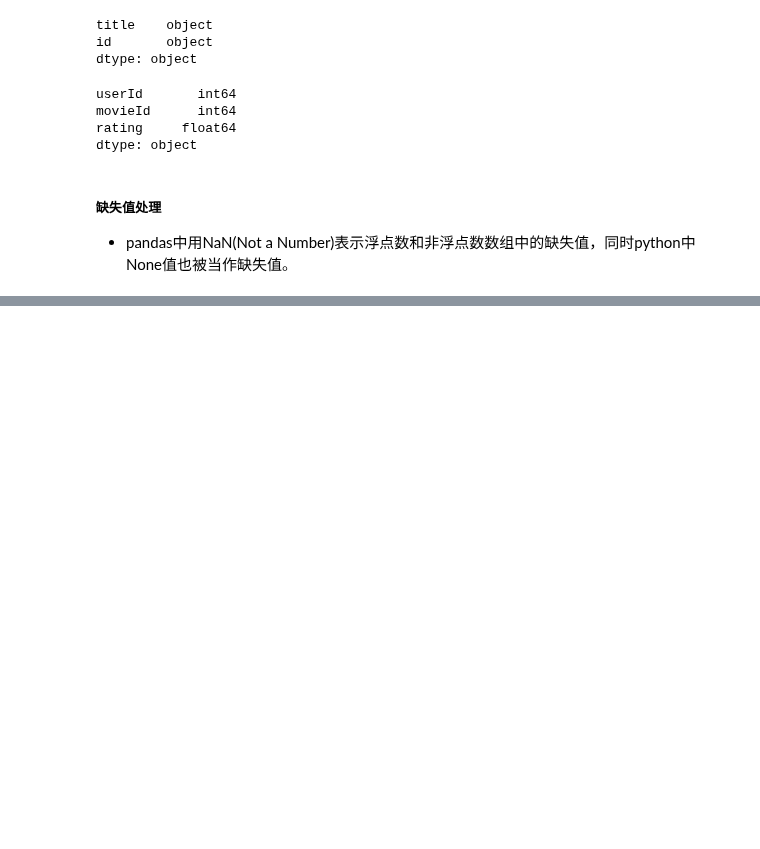
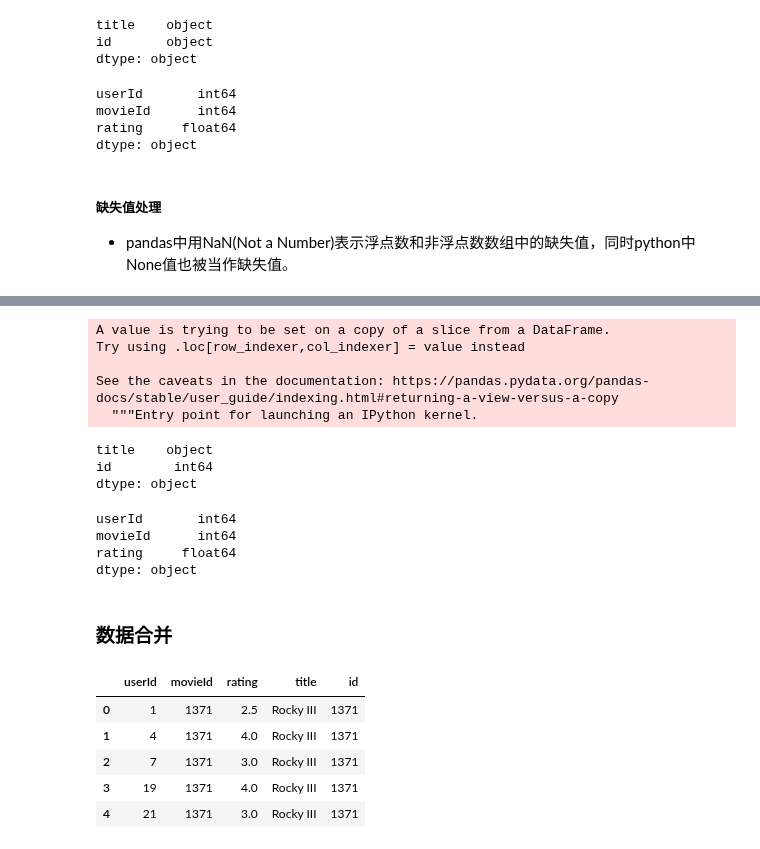
Before and after one commit to OcaenEyes/ML, a Jupyter notebook: AI训练赛/基于关联规则算法实现电影推荐系统/基于关联规则算法实现电影推荐.ipynb, the cells around one changed output, grey strips where cells are left out. Drawn from its saved outputs; the diff is of its cells as text; code cells hidden in the pictures; blank space fills up the shorter version.

```diff
--- a/AI训练赛/基于关联规则算法实现电影推荐系统/基于关联规则算法实现电影推荐.ipynb
+++ b/AI训练赛/基于关联规则算法实现电影推荐系统/基于关联规则算法实现电影推荐.ipynb
@@ -184,0 +263,2 @@ dtype: object
+# %%
+movie_data_df_t.drop(np.where(movie_data_df_t['id'].isna())[0], inplace=True)
@@ -184,0 +295,23 @@ dtype: object
+# %%
+movie_data_df_t['id'] = movie_data_df_t['id'].astype(np.int64)
+# %% [output]
+A value is trying to be set on a copy of a slice from a DataFrame.
+Try using .loc[row_indexer,col_indexer] = value instead
+
+See the caveats in the documentation: https://pandas.pydata.org/pandas-docs/stable/user_guide/indexing.html#returning-a-view-versus-a-copy
+  """Entry point for launching an IPython kernel.
+# %%
+movie_data_df_t.dtypes
+# %% [output]
+title    object
+id        int64
+dtype: object
+# %%
+ratings_df_s.dtypes
+# %% [output]
+userId       int64
+movieId      int64
+rating     float64
+dtype: object
+# %% [markdown]
+### 数据合并
@@ -184,0 +321,9 @@ dtype: object
+# %%
+ratings_df_s.head()
+# %% [output]
+|  | userId | movieId | rating | title | id |
+| 0 | 1 | 1371 | 2.5 | Rocky III | 1371 |
+| 1 | 4 | 1371 | 4.0 | Rocky III | 1371 |
+| 2 | 7 | 1371 | 3.0 | Rocky III | 1371 |
+| 3 | 19 | 1371 | 4.0 | Rocky III | 1371 |
+| 4 | 21 | 1371 | 3.0 | Rocky III | 1371 |
```
Also changed, not shown: parts of 23 cells of this notebook.
